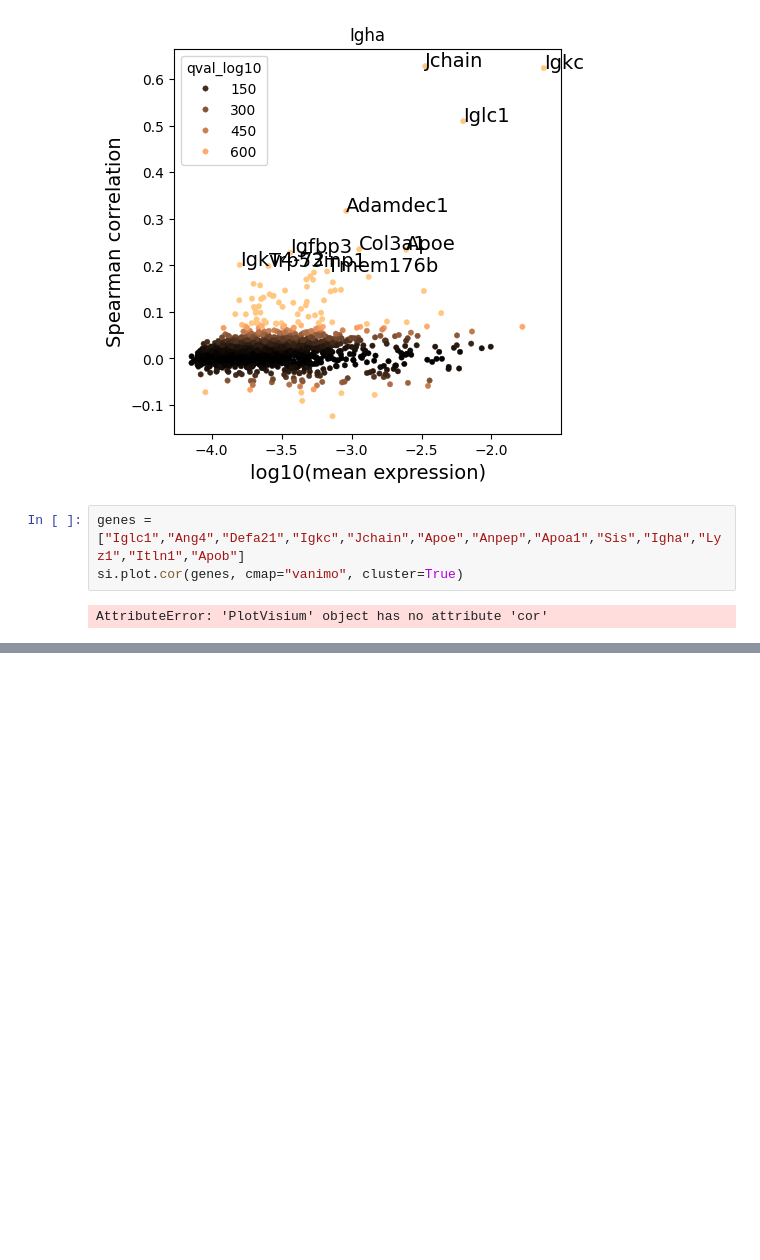
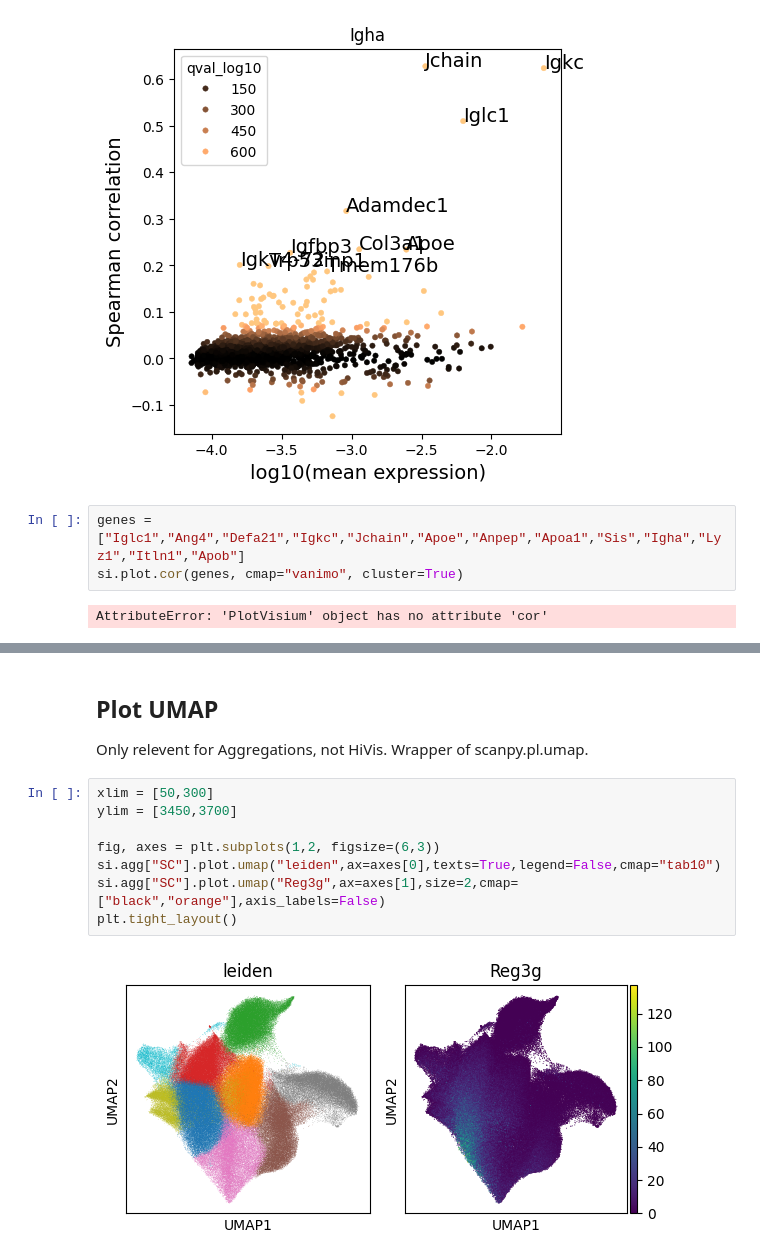
Before and after one commit to roynov01/HiVis, a Jupyter notebook: tutorials/4_plotting.ipynb, the cells around one changed output, grey strips where cells are left out. Drawn from its saved outputs; the diff is of its cells as text; blank space fills up the shorter version.

```diff
--- a/tutorials/4_plotting.ipynb
+++ b/tutorials/4_plotting.ipynb
@@ -151,0 +177,13 @@ AttributeError: 'PlotVisium' object has no attribute 'cor'
+# %% [markdown]
+## Plot UMAP
+Only relevent for Aggregations, not HiVis. Wrapper of scanpy.pl.umap.
+# %%
+xlim = [50,300]
+ylim = [3450,3700]
+
+fig, axes = plt.subplots(1,2, figsize=(6,3))
+si.agg["SC"].plot.umap("leiden",ax=axes[0],texts=True,legend=False,cmap="tab10")
+si.agg["SC"].plot.umap("Reg3g",ax=axes[1],size=2,cmap=["black","orange"],axis_labels=False)
+plt.tight_layout()
+# %% [output]
+[figure, added]
```
Also changed, not shown: parts of 7 cells of this notebook, 4 other files.
